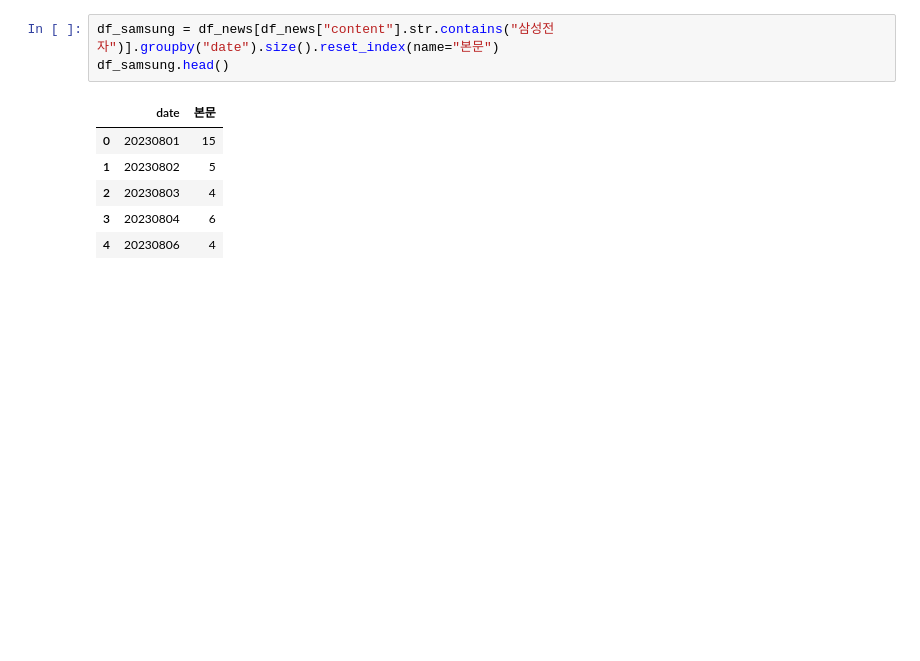
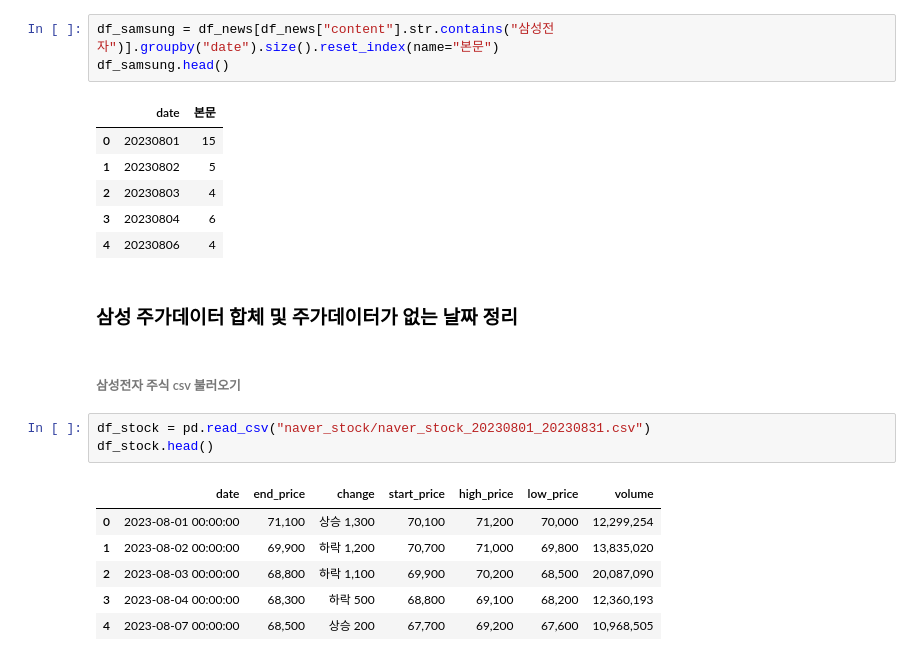
Before and after one commit to heedahan1619/Samsung_Electronics_project, a Jupyter notebook: samsung_electronics.ipynb, the cells around one changed output. Cells and saved outputs as stored; diff of their text form; blank space fills up the shorter version.

Commit message:
삼성 주가데이터 병합

```diff
--- a/samsung_electronics.ipynb
+++ b/samsung_electronics.ipynb
@@ -110,3 +110,17 @@ df_samsung.head()
 | 2 | 20230803 | 4 |
 | 3 | 20230804 | 6 |
 | 4 | 20230806 | 4 |
+# %% [markdown]
+### 삼성 주가데이터 합체 및 주가데이터가 없는 날짜 정리
+# %% [markdown]
+###### 삼성전자 주식 csv 불러오기
+# %%
+df_stock = pd.read_csv("naver_stock/naver_stock_20230801_20230831.csv")
+df_stock.head()
+# %% [output]
+|  | date | end_price | change | start_price | high_price | low_price | volume |
+| 0 | 2023-08-01 00:00:00 | 71,100 | 상승 1,300 | 70,100 | 71,200 | 70,000 | 12,299,254 |
+| 1 | 2023-08-02 00:00:00 | 69,900 | 하락 1,200 | 70,700 | 71,000 | 69,800 | 13,835,020 |
+| 2 | 2023-08-03 00:00:00 | 68,800 | 하락 1,100 | 69,900 | 70,200 | 68,500 | 20,087,090 |
+| 3 | 2023-08-04 00:00:00 | 68,300 | 하락 500 | 68,800 | 69,100 | 68,200 | 12,360,193 |
+| 4 | 2023-08-07 00:00:00 | 68,500 | 상승 200 | 67,700 | 69,200 | 67,600 | 10,968,505 |
```
Also changed, not shown: parts of 14 cells of this notebook.
